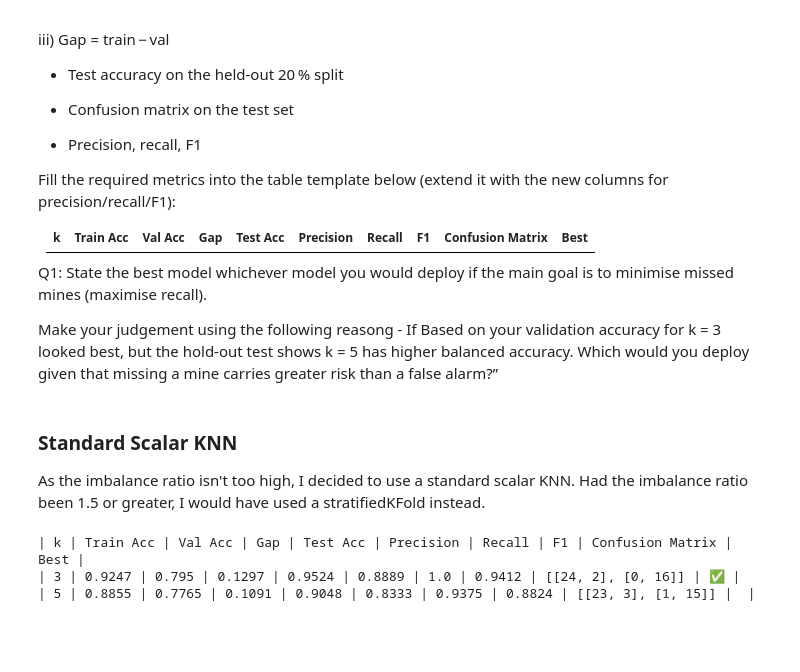
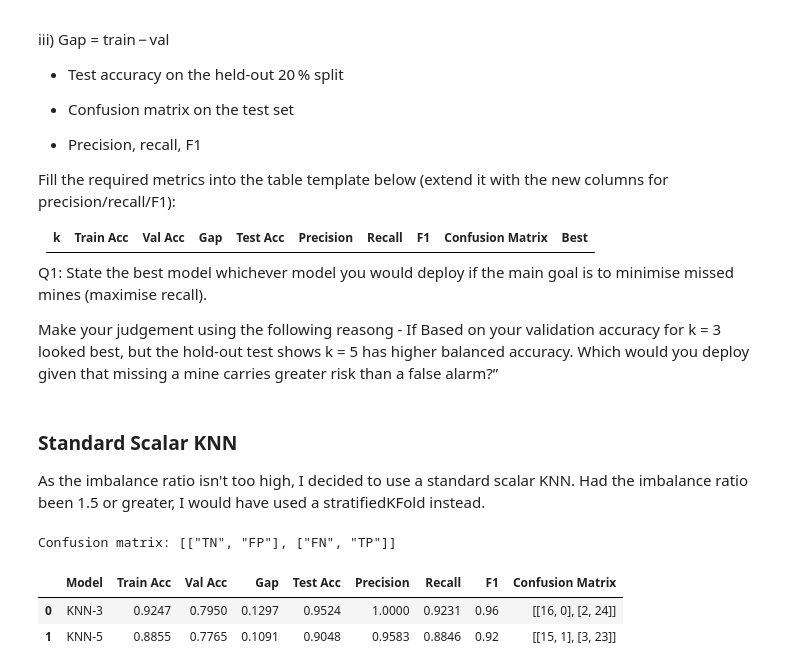
Before and after one commit to clngo/data301, a Jupyter notebook: lab/Project_2-KNN.ipynb, the cells around one changed output. Cells and saved outputs as stored; diff of their text form; code cells hidden in the pictures; blank space fills up the shorter version.

```diff
--- a/lab/Project_2-KNN.ipynb
+++ b/lab/Project_2-KNN.ipynb
@@ -266,24 +257,0 @@ def evaluate_knn(k):
-# %%
-
-# Run evaluations
-results = [evaluate_knn(k) for k in [3, 5]]
-
-# Display results
-print(f"| k | Train Acc | Val Acc | Gap | Test Acc | Precision | Recall | F1 | Best |")
-# print(f"|:-:|:----------:|:--------:|:---:|:---------:|:----------:|:------:|:----:|:------------------:|:----:|")
-
-best_model = None
-best_recall = 0
-
-for result in results:
-    is_best = ""
-    if result["Recall"] > best_recall:
-        best_model = result
-        best_recall = result["Recall"]
-        is_best = "✅"
-
-    print(f"| {result['k']} | {result['Train Acc']} | {result['Val Acc']} | {result['Gap']} | {result['Test Acc']} | {result['Precision']} | {result['Recall']} | {result['F1']} | {is_best} |")
-# %% [output]
-| k | Train Acc | Val Acc | Gap | Test Acc | Precision | Recall | F1 | Confusion Matrix | Best |
-| 3 | 0.9247 | 0.795 | 0.1297 | 0.9524 | 0.8889 | 1.0 | 0.9412 | [[24, 2], [0, 16]] | ✅ |
-| 5 | 0.8855 | 0.7765 | 0.1091 | 0.9048 | 0.8333 | 0.9375 | 0.8824 | [[23, 3], [1, 15]] |  |
@@ -289,0 +270,33 @@ for result in results:
+# %%
+import pandas as pd
+
+# Initialize an empty dataframe to hold results
+results_df = pd.DataFrame(columns=[
+    "Model", "Train Acc", "Val Acc", "Gap", "Test Acc", "Precision", "Recall", "F1", "Confusion Matrix"
+])
+
+# Function to append a result row to the dataframe
+def add_result_row(results_df, model_name, result):
+    cm = result["Confusion Matrix"]
+    row = {
+        "Model": model_name,
+        "Train Acc": result["Train Acc"],
+        "Val Acc": result["Val Acc"],
+        "Gap": result["Gap"],
+        "Test Acc": result["Test Acc"],
+        "Precision": result["Precision"],
+        "Recall": result["Recall"],
+        "F1": result["F1"],
+        "Confusion Matrix": cm.tolist(),
+    }
+    return pd.concat([results_df, pd.DataFrame([row])], ignore_index=True)
+results_df = add_result_row(results_df, "KNN-3", knn3_result)
+results_df = add_result_row(results_df, "KNN-5", knn5_result)
+
+print('Confusion matrix: [["TN", "FP"], ["FN", "TP"]]')
+results_df
+# %% [output]
+Confusion matrix: [["TN", "FP"], ["FN", "TP"]]
+|  | Model | Train Acc | Val Acc | Gap | Test Acc | Precision | Recall | F1 | Confusion Matrix |
+| 0 | KNN-3 | 0.9247 | 0.7950 | 0.1297 | 0.9524 | 1.0000 | 0.9231 | 0.96 | [[16, 0], [2, 24]] |
+| 1 | KNN-5 | 0.8855 | 0.7765 | 0.1091 | 0.9048 | 0.9583 | 0.8846 | 0.92 | [[15, 1], [3, 23]] |
```
Also changed, not shown: parts of 13 cells of this notebook, 1 other file.
